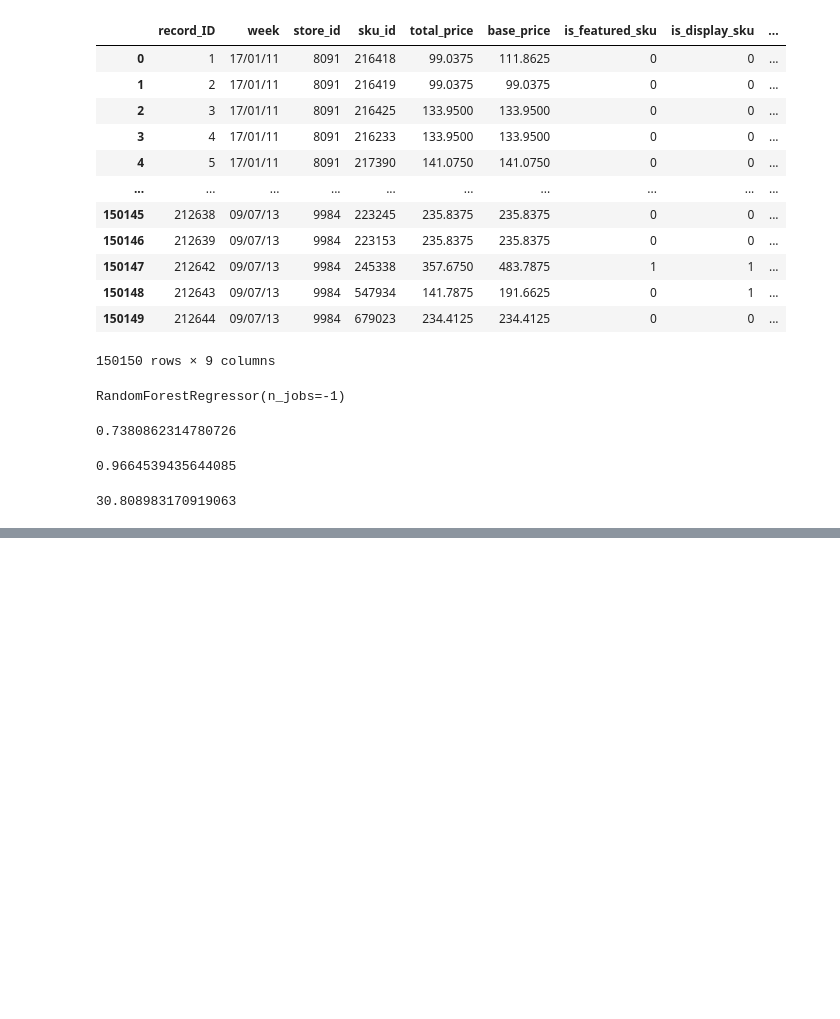
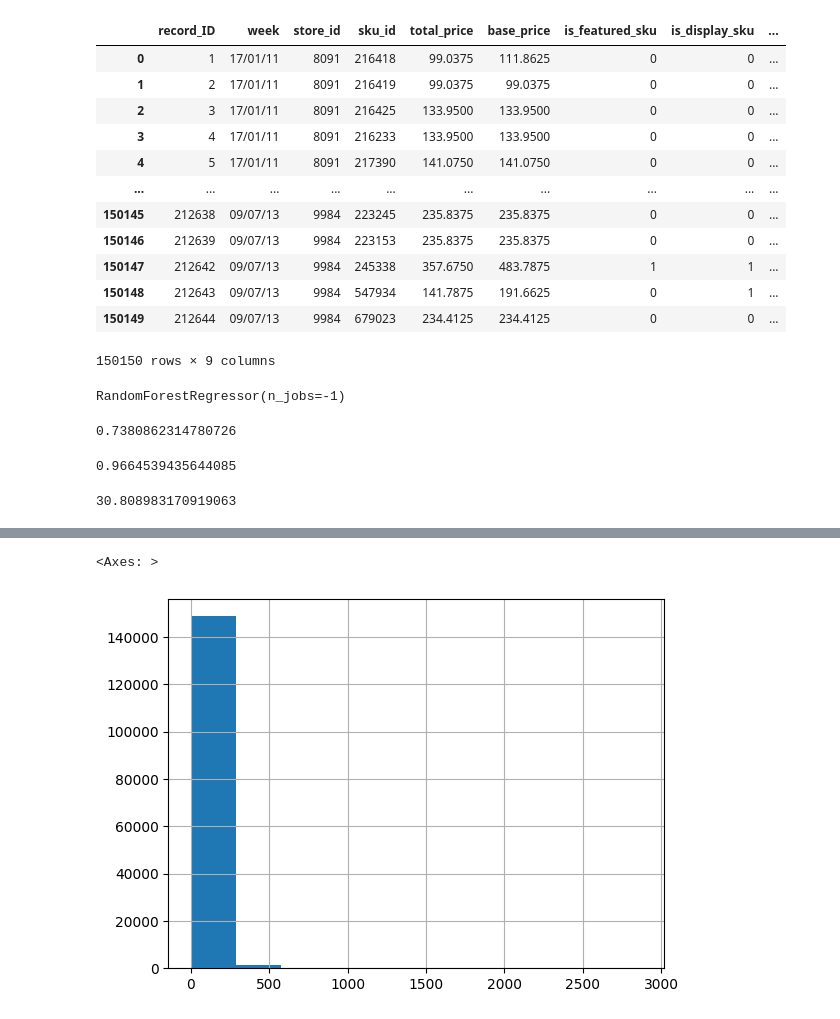
Before and after one commit to BarraHarrison/Demand-Forecasting, a Jupyter notebook: demand_forecasting.ipynb, the cells around one changed output, grey strips where cells are left out. Drawn from its saved outputs; the diff is of its cells as text; code cells hidden in the pictures; blank space fills up the shorter version.

```diff
--- a/demand_forecasting.ipynb
+++ b/demand_forecasting.ipynb
@@ -53,0 +66,5 @@ rmse
+# %%
+data_frame.units_sold.hist()
+# %% [output]
+<Axes: >
+[figure, added]
```
Also changed, not shown: parts of 2 cells of this notebook.
